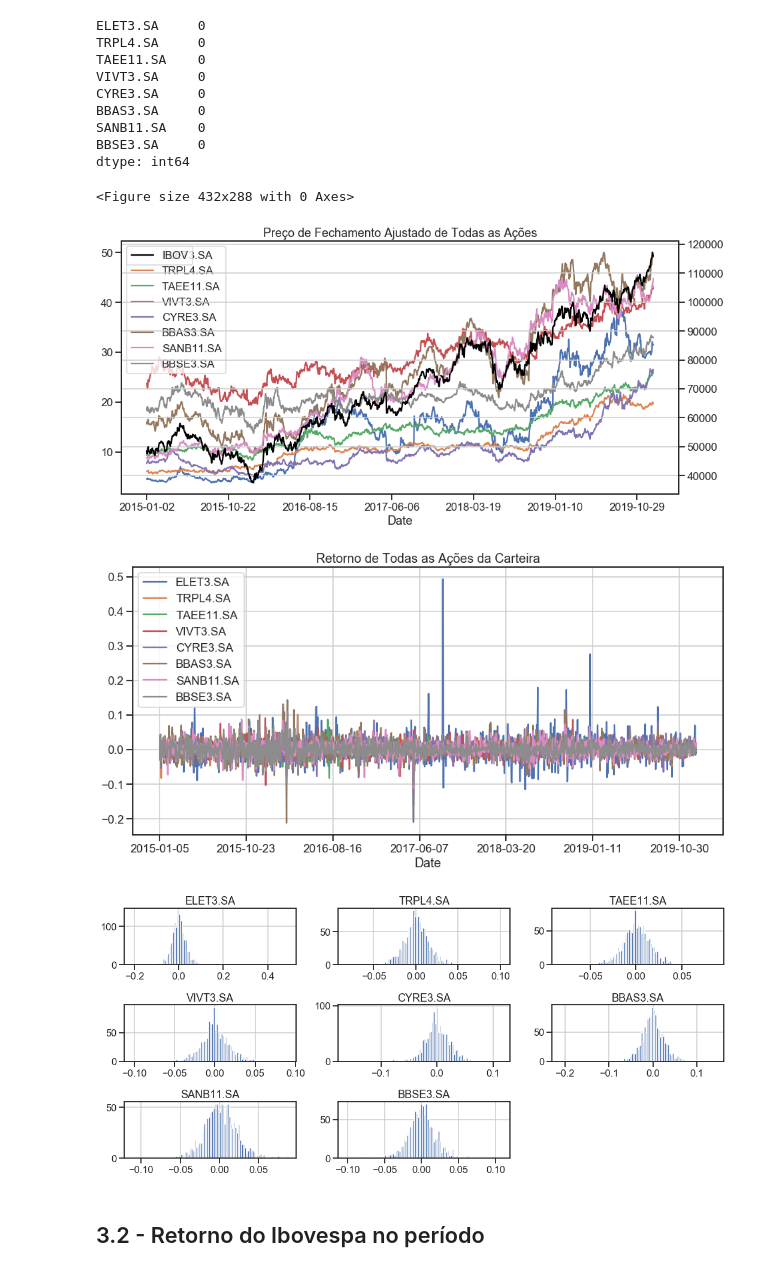
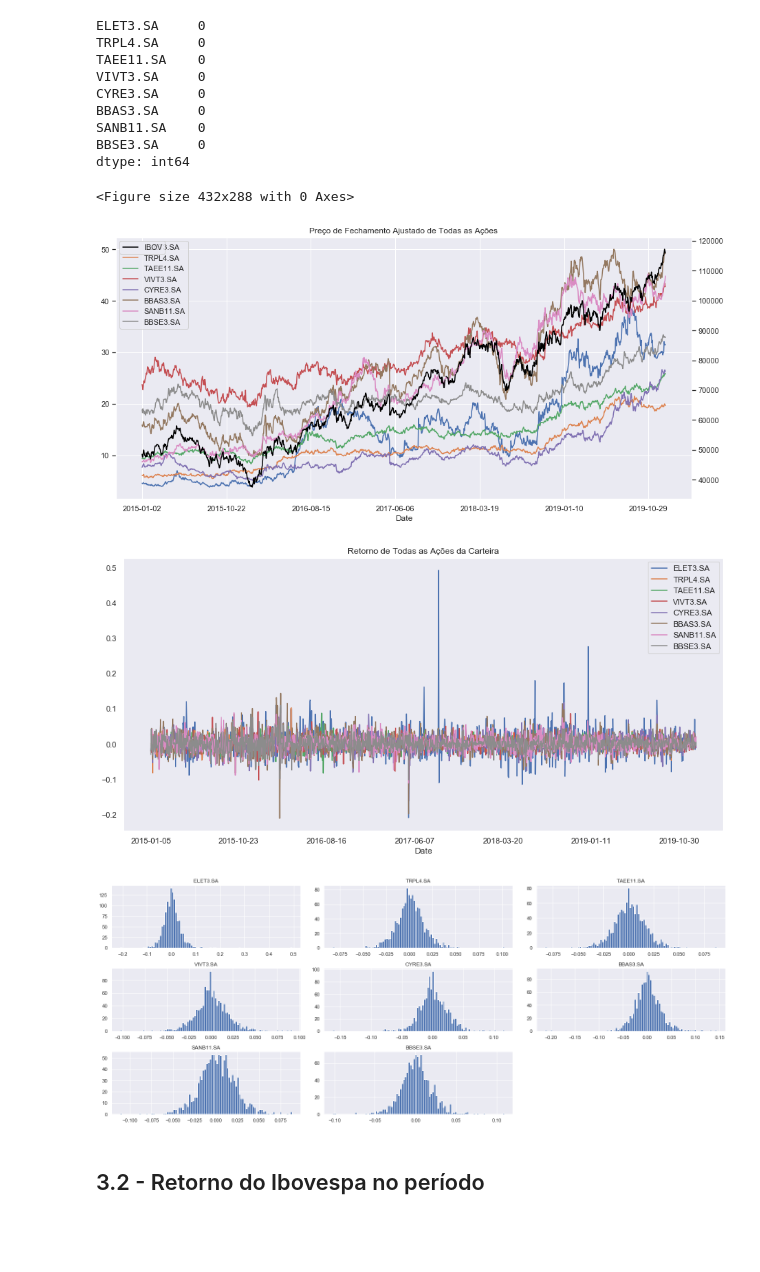
Before and after one commit to HugoAzv/FGV-Quant, a Jupyter notebook: 5 - Projetos/01 - Otimização de Portfólio/Portfolio Research.ipynb, the cells around one changed output. Saved outputs shown, nothing was run; the diff lists cells and outputs as text; code cells hidden in the pictures; blank space fills up the shorter version.

```diff
--- a/5 - Projetos/01 - Otimização de Portfólio/Portfolio Research.ipynb
+++ b/5 - Projetos/01 - Otimização de Portfólio/Portfolio Research.ipynb
@@ -34,7 +32,7 @@ from selenium import webdriver
 import matplotlib.pyplot as plt
 import seaborn as sns
 
-sns.set(style="ticks", context="talk")
+sns.set()
 # plt.style.use("dark_background")
 # %% [markdown]
 # 2 - Coletando os dados
@@ -156,18 +164,18 @@ plt.legend();
 plt.grid();
 # %% [output]
 <Figure size 432x288 with 0 Axes>
-[figure, old version]
+[figure, new version]
 # %%
 rets_acoes.plot(figsize=(15,7), title='Retorno de Todas as Ações da Carteira');
 plt.legend()
 plt.grid()
 # %% [output]
-[figure, old version]
+[figure, new version]
 # %%
-rets_acoes.hist(bins=100, figsize=(15,7));
+rets_acoes.hist(bins=100, figsize=(20,8));
 plt.tight_layout()
 # %% [output]
-[figure, old version]
+[figure, new version]
 # %% [markdown]
 ## 3.2 - Retorno do Ibovespa no período
 # %%
```
Also changed, not shown: parts of 39 cells of this notebook, 11 other files.
